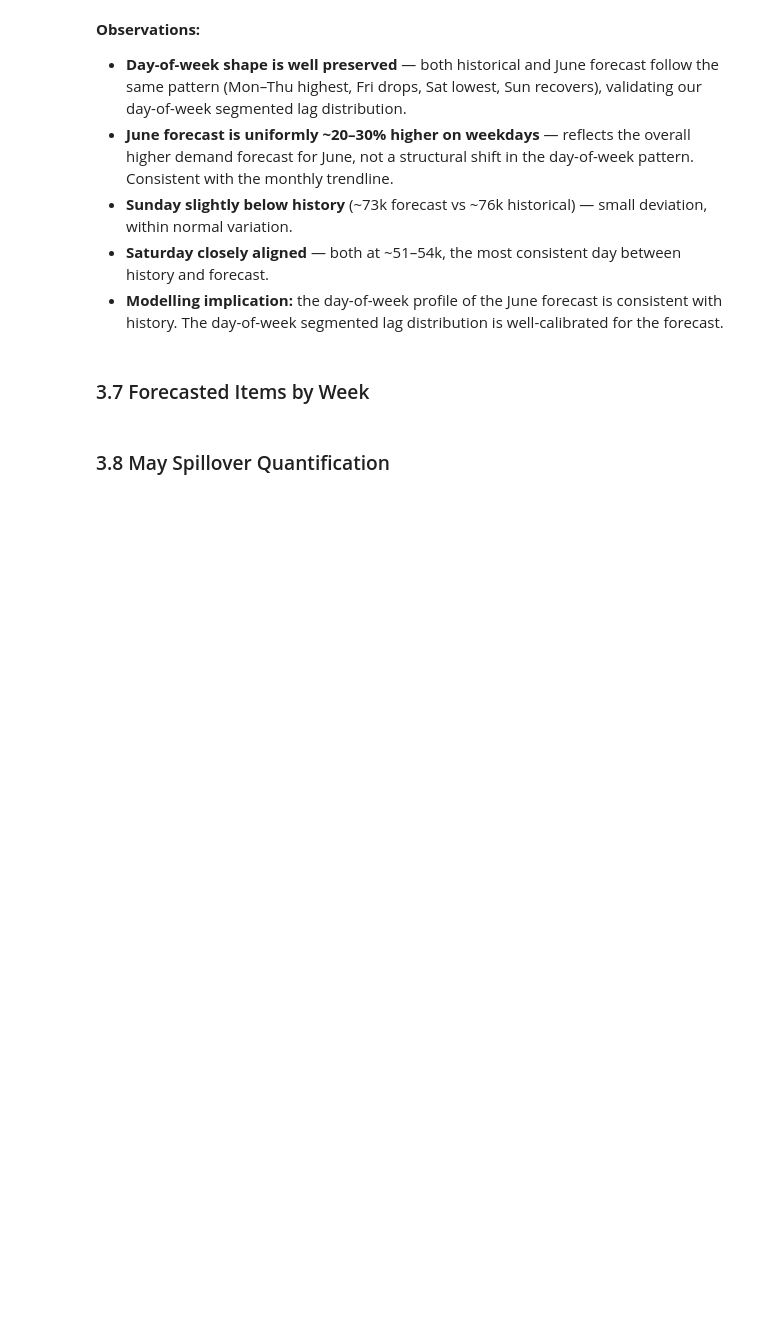
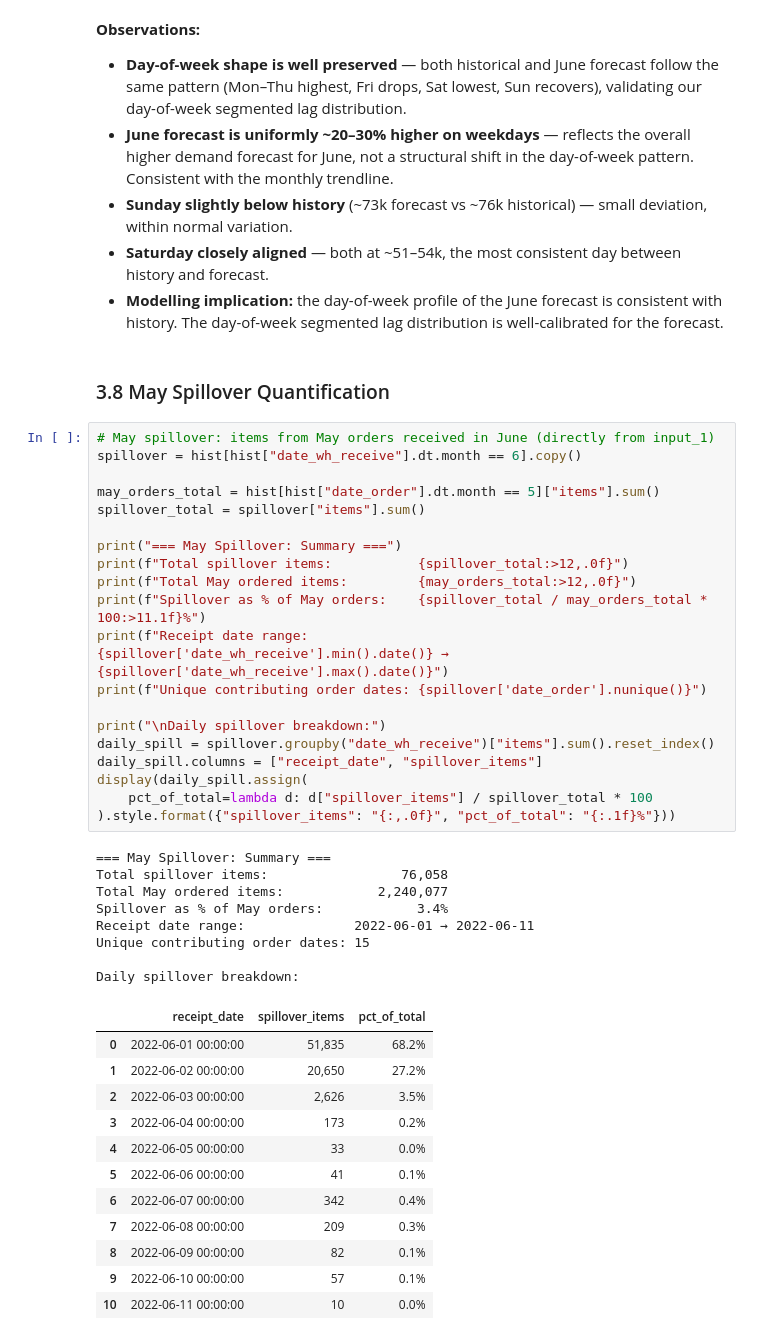
Before and after one commit to traha-89/zalando_fcst_case_study, a Jupyter notebook: analysis.ipynb, the cells around one changed output. Saved outputs shown, nothing was run; the diff lists cells and outputs as text; blank space fills up the shorter version.

```diff
--- a/analysis.ipynb
+++ b/analysis.ipynb
@@ -1005,7 +1005,46 @@ plt.show()
 - **Sunday slightly below history** (~73k forecast vs ~76k historical) — small deviation, within normal variation.
 - **Saturday closely aligned** — both at ~51–54k, the most consistent day between history and forecast.
 - **Modelling implication:** the day-of-week profile of the June forecast is consistent with history. The day-of-week segmented lag distribution is well-calibrated for the forecast.
-# %% [markdown]
-### 3.7 Forecasted Items by Week
 # %% [markdown]
 ### 3.8 May Spillover Quantification
+# %%
+# May spillover: items from May orders received in June (directly from input_1)
+spillover = hist[hist["date_wh_receive"].dt.month == 6].copy()
+
+may_orders_total = hist[hist["date_order"].dt.month == 5]["items"].sum()
+spillover_total = spillover["items"].sum()
+
+print("=== May Spillover: Summary ===")
+print(f"Total spillover items:           {spillover_total:>12,.0f}")
+print(f"Total May ordered items:         {may_orders_total:>12,.0f}")
+print(f"Spillover as % of May orders:    {spillover_total / may_orders_total * 100:>11.1f}%")
+print(f"Receipt date range:              {spillover['date_wh_receive'].min().date()} → {spillover['date_wh_receive'].max().date()}")
+print(f"Unique contributing order dates: {spillover['date_order'].nunique()}")
+
+print("\nDaily spillover breakdown:")
+daily_spill = spillover.groupby("date_wh_receive")["items"].sum().reset_index()
+daily_spill.columns = ["receipt_date", "spillover_items"]
+display(daily_spill.assign(
+    pct_of_total=lambda d: d["spillover_items"] / spillover_total * 100
+).style.format({"spillover_items": "{:,.0f}", "pct_of_total": "{:.1f}%"}))
+# %% [output]
+=== May Spillover: Summary ===
+Total spillover items:                 76,058
+Total May ordered items:            2,240,077
+Spillover as % of May orders:            3.4%
+Receipt date range:              2022-06-01 → 2022-06-11
+Unique contributing order dates: 15
+
+Daily spillover breakdown:
+|  | receipt_date | spillover_items | pct_of_total |
+| 0 | 2022-06-01 00:00:00 | 51,835 | 68.2% |
+| 1 | 2022-06-02 00:00:00 | 20,650 | 27.2% |
+| 2 | 2022-06-03 00:00:00 | 2,626 | 3.5% |
+| 3 | 2022-06-04 00:00:00 | 173 | 0.2% |
+| 4 | 2022-06-05 00:00:00 | 33 | 0.0% |
+| 5 | 2022-06-06 00:00:00 | 41 | 0.1% |
+| 6 | 2022-06-07 00:00:00 | 342 | 0.4% |
+| 7 | 2022-06-08 00:00:00 | 209 | 0.3% |
+| 8 | 2022-06-09 00:00:00 | 82 | 0.1% |
+| 9 | 2022-06-10 00:00:00 | 57 | 0.1% |
+| 10 | 2022-06-11 00:00:00 | 10 | 0.0% |
```
Also changed, not shown: parts of 2 cells of this notebook, 1 other file.
